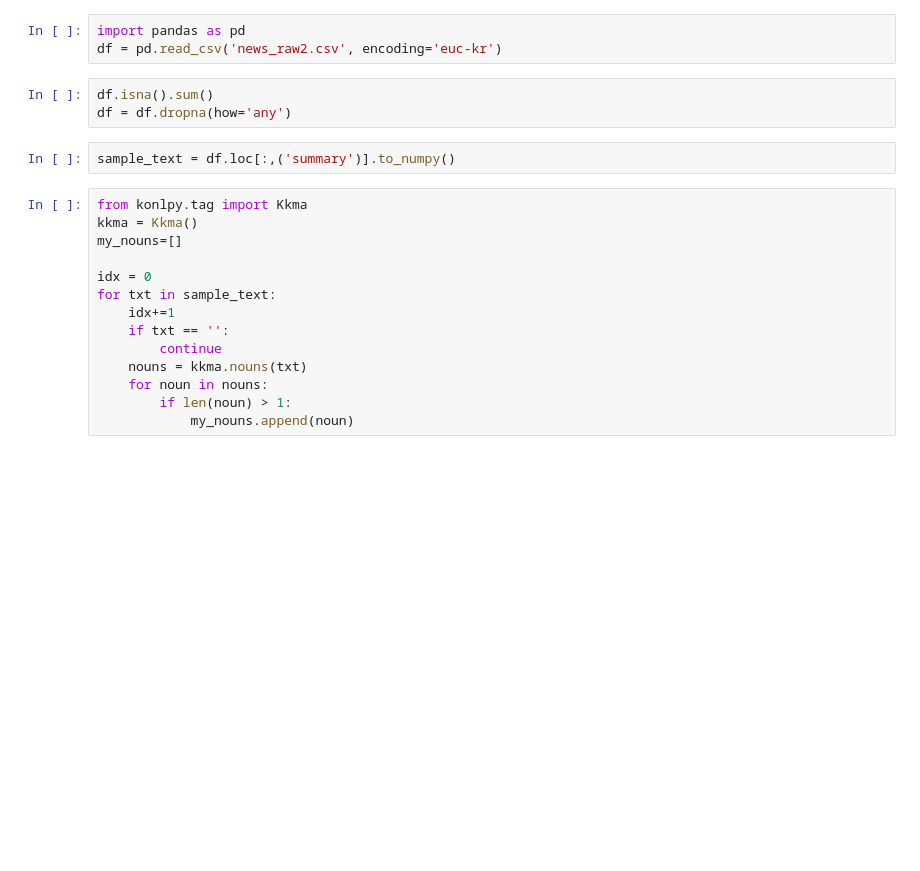
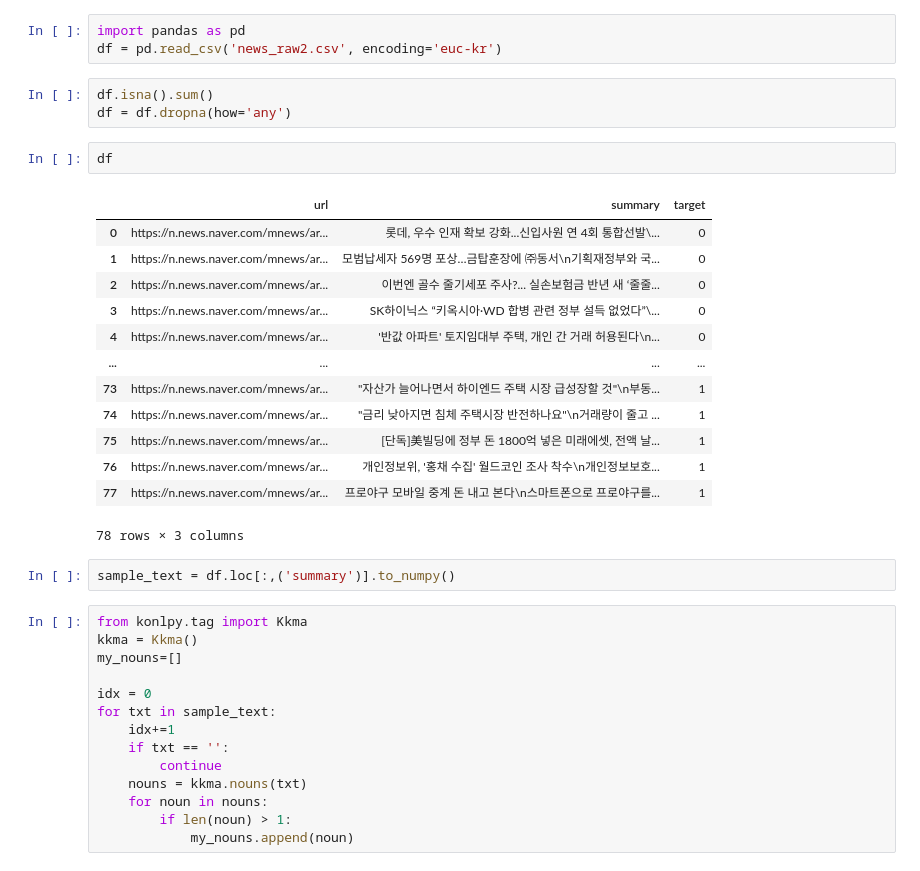
Before and after one commit to sangsang0114/SW_MachineLearning, a Jupyter notebook: chapter03_tensorflow/myproject_preprocessing.ipynb, the cells around one changed output. Saved outputs shown, nothing was run; the diff lists cells and outputs as text; blank space fills up the shorter version.

```diff
--- a/chapter03_tensorflow/myproject_preprocessing.ipynb
+++ b/chapter03_tensorflow/myproject_preprocessing.ipynb
@@ -4,6 +7,22 @@ df = pd.read_csv('news_raw2.csv', encoding='euc-kr')
 # %%
 df.isna().sum()
 df = df.dropna(how='any')
+# %%
+df
+# %% [output]
+|  | url | summary | target |
+| 0 | https://n.news.naver.com/mnews/ar... | 롯데, 우수 인재 확보 강화...신입사원 연 4회 통합선발\... | 0 |
+| 1 | https://n.news.naver.com/mnews/ar... | 모범납세자 569명 포상…금탑훈장에 ㈜동서\n기획재정부와 국... | 0 |
+| 2 | https://n.news.naver.com/mnews/ar... | 이번엔 골수 줄기세포 주사?... 실손보험금 반년 새 ‘줄줄... | 0 |
+| 3 | https://n.news.naver.com/mnews/ar... | SK하이닉스 “키옥시아·WD 합병 관련 정부 설득 없었다”\... | 0 |
+| 4 | https://n.news.naver.com/mnews/ar... | '반값 아파트' 토지임대부 주택, 개인 간 거래 허용된다\n... | 0 |
+| ... | ... | ... | ... |
+| 73 | https://n.news.naver.com/mnews/ar... | "자산가 늘어나면서 하이엔드 주택 시장 급성장할 것"\n부동... | 1 |
+| 74 | https://n.news.naver.com/mnews/ar... | "금리 낮아지면 침체 주택시장 반전하나요"\n거래량이 줄고 ... | 1 |
+| 75 | https://n.news.naver.com/mnews/ar... | [단독]美빌딩에 정부 돈 1800억 넣은 미래에셋, 전액 날... | 1 |
+| 76 | https://n.news.naver.com/mnews/ar... | 개인정보위, '홍채 수집' 월드코인 조사 착수\n개인정보보호... | 1 |
+| 77 | https://n.news.naver.com/mnews/ar... | 프로야구 모바일 중계 돈 내고 본다\n스마트폰으로 프로야구를... | 1 |
+78 rows × 3 columns
 # %%
 sample_text = df.loc[:,('summary')].to_numpy()
 # %%
```
Also changed, not shown: parts of 7 cells of this notebook, 2 other files.
